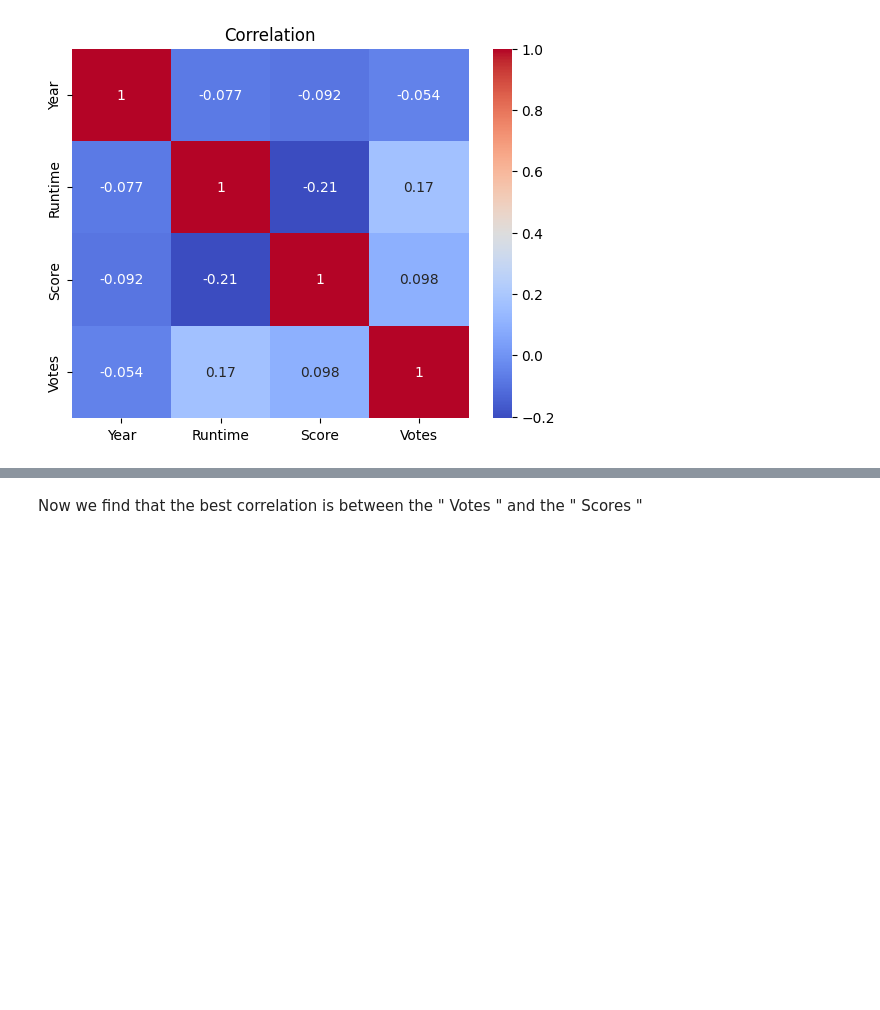
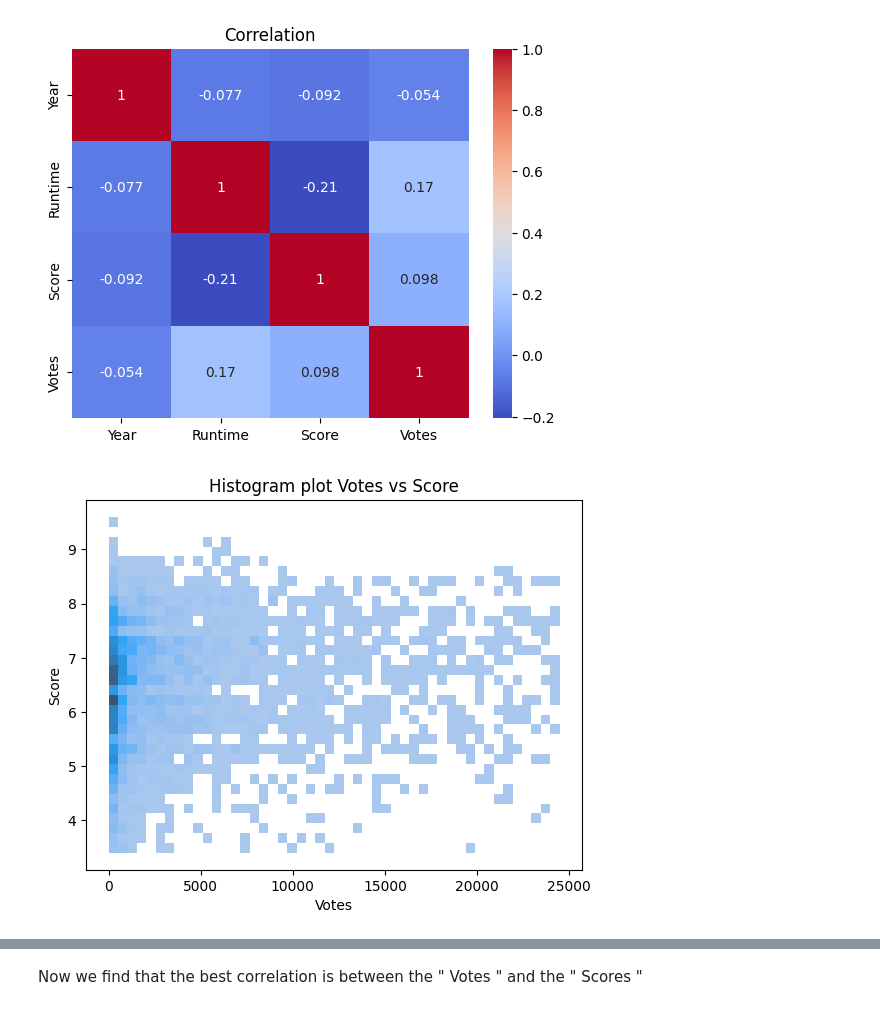
Before and after one commit to yharshityadav/Netflix, a Jupyter notebook: NetflixModel.ipynb, the cells around one changed output, grey strips where cells are left out. Cells and saved outputs as stored; diff of their text form; code cells hidden in the pictures; blank space fills up the shorter version.

Commit message:
Visualization

```diff
--- a/NetflixModel.ipynb
+++ b/NetflixModel.ipynb
@@ -160,3 +162,9 @@ plt.title("Correlation")
 plt.show()
 # %% [output]
 [figure]
+# %%
+sns.histplot(x='Votes', y = 'Score', data = df)
+plt.title('Histogram plot Votes vs Score')
+plt.show()
+# %% [output]
+[figure, added]
```
Also changed, not shown: parts of 3 cells of this notebook.
